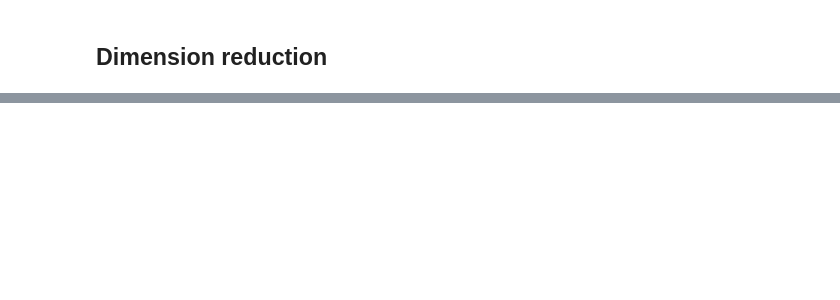
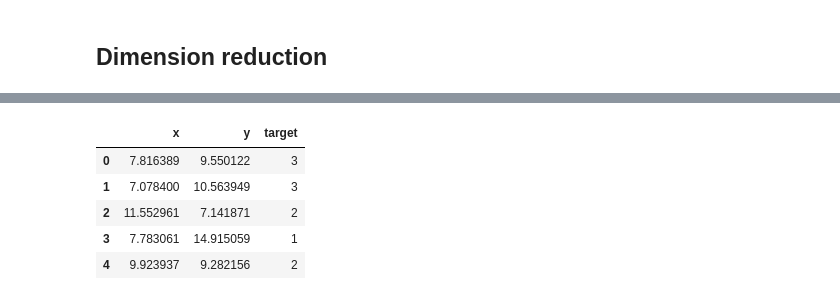
Before and after one commit to juan-ivan-NV/JI_Kaggle_Competitions, a Jupyter notebook: Tabular_Playground_Series/TPS_May_2021_H2O_PyCaret.ipynb, the cells around one changed output, grey strips where cells are left out. Saved outputs shown, nothing was run; the diff lists cells and outputs as text; code cells hidden in the pictures; blank space fills up the shorter version.

```diff
--- a/Tabular_Playground_Series/TPS_May_2021_H2O_PyCaret.ipynb
+++ b/Tabular_Playground_Series/TPS_May_2021_H2O_PyCaret.ipynb
@@ -212,0 +237,16 @@ dr = umap.fit_transform(train_sub.iloc[:,:-1], target)
+# %%
+# Reducing train sample dimentions
+
+test_2d = umap_2d.transform(scaled_test)
+# %%
+train_2d_df = pd.DataFrame(train_2d,columns=['x','y'])
+test_2d_df = pd.DataFrame(test_2d,columns=['x','y'])
+train_2d_df['target'] = target.values
+train_2d_df.head()
+# %% [output]
+|  | x | y | target |
+| 0 | 7.816389 | 9.550122 | 3 |
+| 1 | 7.078400 | 10.563949 | 3 |
+| 2 | 11.552961 | 7.141871 | 2 |
+| 3 | 7.783061 | 14.915059 | 1 |
+| 4 | 9.923937 | 9.282156 | 2 |
```
Also changed, not shown: parts of 22 cells of this notebook.
